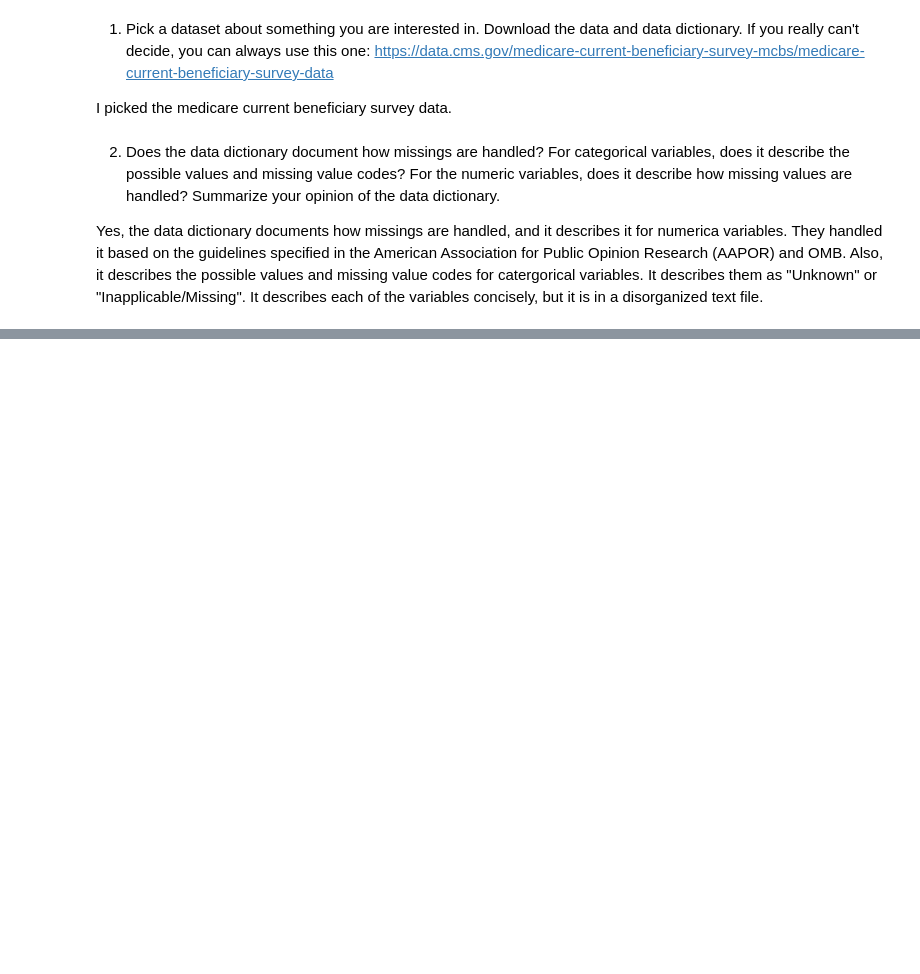
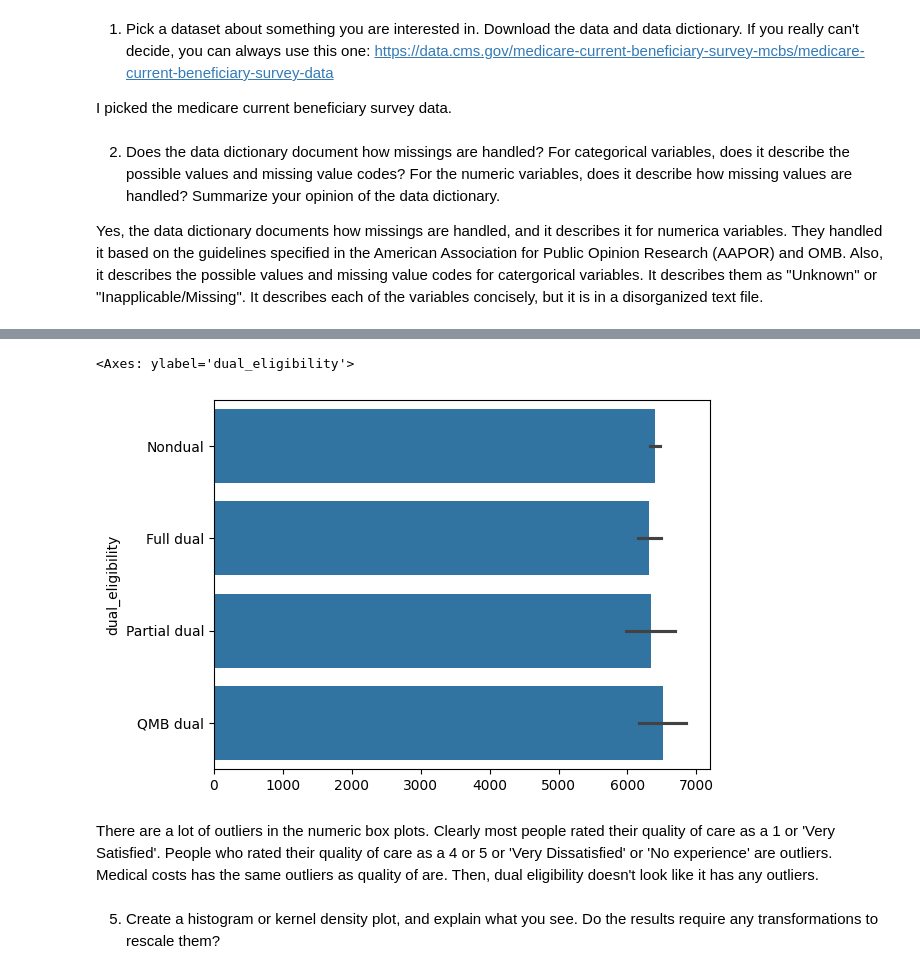
Before and after one commit to ashleyr05/visualization, a Jupyter notebook: assignment/assignment.ipynb, the cells around one changed output, grey strips where cells are left out. Saved outputs shown, nothing was run; the diff lists cells and outputs as text; code cells hidden in the pictures; blank space fills up the shorter version.

```diff
--- a/assignment/assignment.ipynb
+++ b/assignment/assignment.ipynb
@@ -323,0 +421,9 @@ Name: medicare_status, dtype: int64
+# %%
+sns.barplot(med_df['dual_eligibility']) # making bar graph for the categorical variable, dual_eligibility
+# %% [output]
+<Axes: ylabel='dual_eligibility'>
+[figure, added]
+# %% [markdown]
+There are a lot of outliers in the numeric box plots. Clearly most people rated their quality of care as a 1 or 'Very Satisfied'. People who rated their quality of care as a 4 or 5 or 'Very Dissatisfied' or 'No experience' are outliers. Medical costs has the same outliers as quality of are. Then, dual eligibility doesn't look like it has any outliers.
+# %% [markdown]
+5. Create a histogram or kernel density plot, and explain what you see. Do the results require any transformations to rescale them?
```
Also changed, not shown: parts of 21 cells of this notebook.
